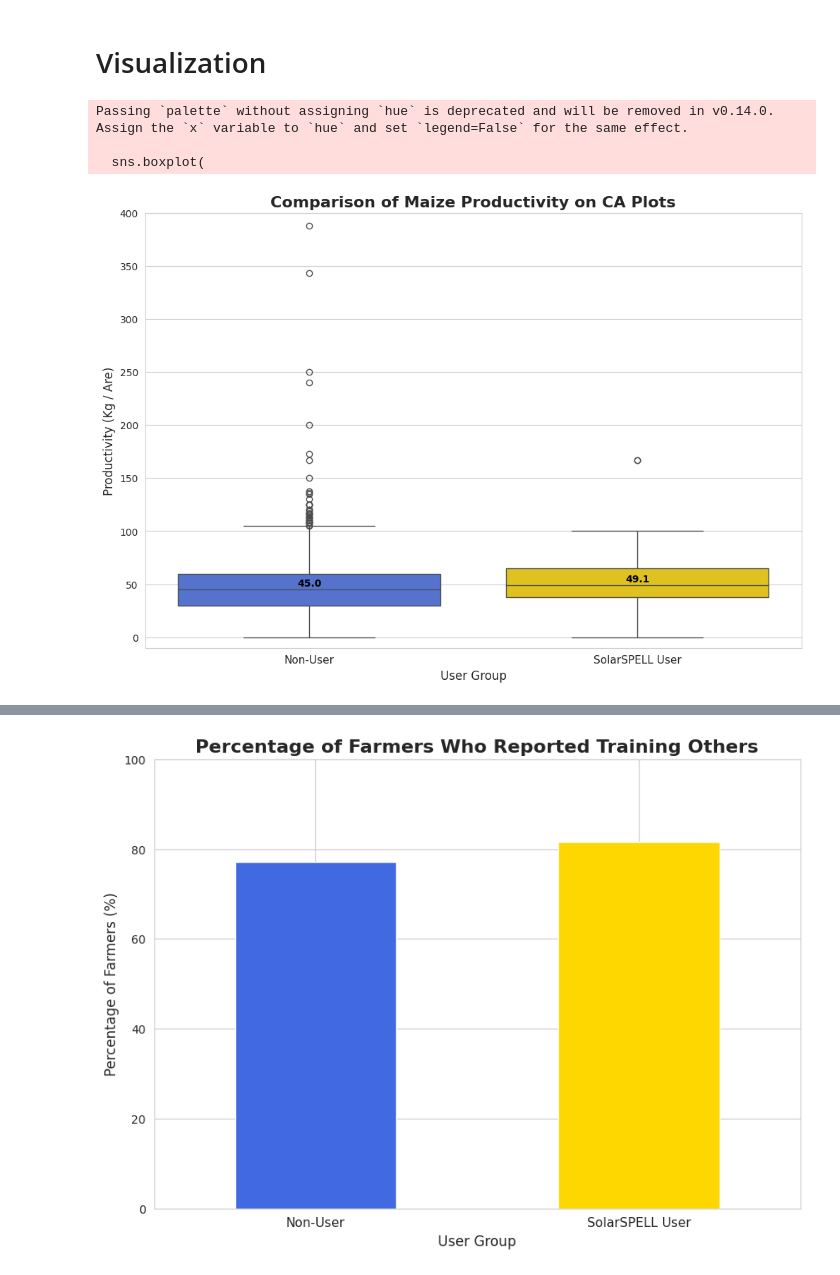
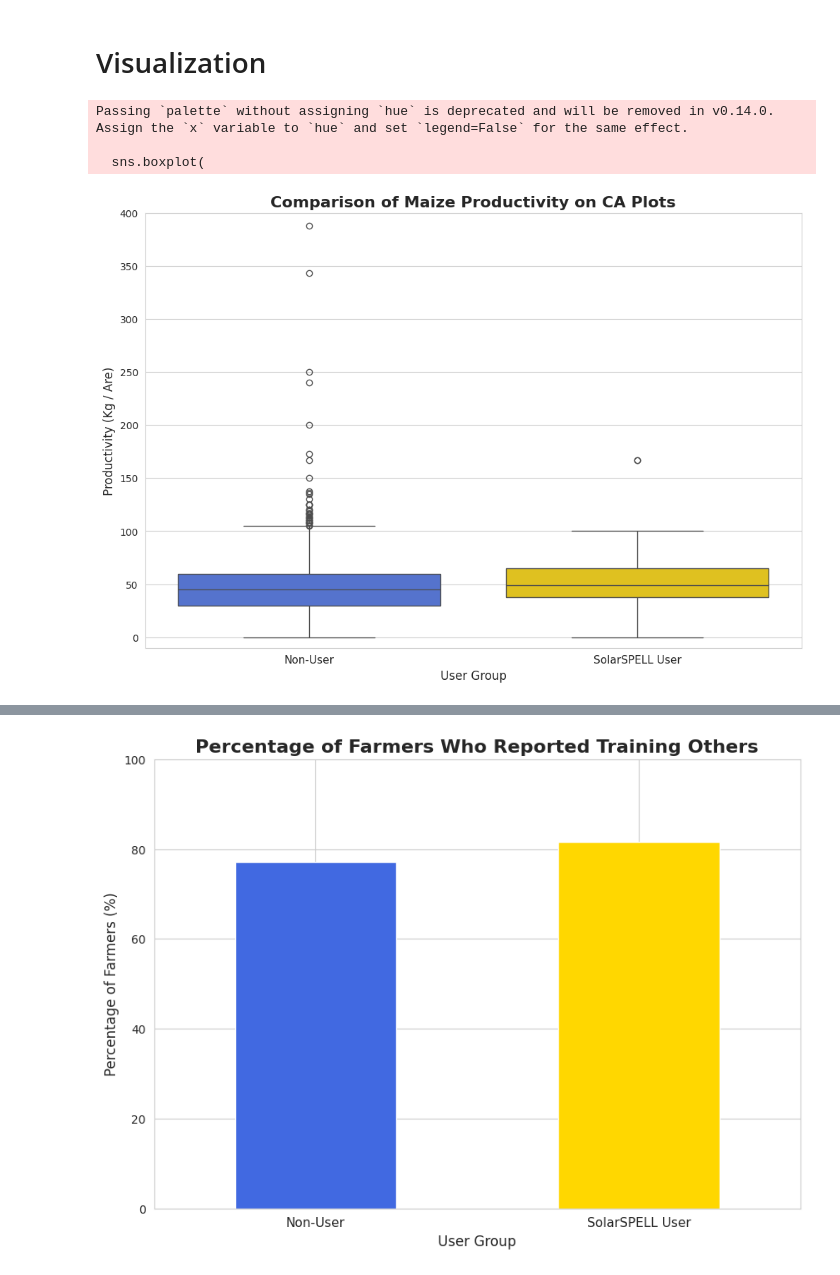
Before and after one commit to ManuelBagasina/solarspell, a Jupyter notebook: RwandaB2RClean.ipynb, the cells around one changed output, grey strips where cells are left out. Cells and saved outputs as stored; diff of their text form; code cells hidden in the pictures.

```diff
--- a/RwandaB2RClean.ipynb
+++ b/RwandaB2RClean.ipynb
@@ -242,20 +242,3 @@ print(df[['User_Group', 'Productivity_CA_Maize', 'Productivity_SP_Maize']].head(
 2   Non-User                    NaN                    NaN
 3   Non-User                   40.0                    NaN
 4   Non-User                   40.0                    NaN
-# %%
-# --- Calculate Combined Maize Productivity ---
-
-# Step 1: Sum the yields and areas.
-df['Total_Maize_Yield'] = df['Yield_CA_Maize'] + df['Yield_SP_Maize']
-df['Total_Maize_Area'] = df['Area_CA_Maize'] + df['Area_SP_Maize']
-
-# Step 2: Calculate the combined productivity. This is the new metric.
-df['Total_Maize_Productivity'] = df['Total_Maize_Yield'] / df['Total_Maize_Area']
-
-# Step 3: catch any new division-by-zero errors.
-df.replace([np.inf, -np.inf], np.nan, inplace=True)
-
-# Step 4: Display the first few rows of our new combined productivity column to check it
-print("\n--- Sample Combined Productivity Calculations ---")
-# We'll display the new column alongside the individual ones for context
-print(df[['User_Group', 'Total_Maize_Productivity', 'Productivity_CA_Maize', 'Productivity_SP_Maize']].head())
@@ -404,55 +371,36 @@ color_palette = {
     'SolarSPELL User': 'gold'   # A nice shade of yellow
 }
 # %%
-# --- Visualize CA Maize Productivity ---
-
 # Create a figure with a custom size
 plt.figure(figsize=(12, 8))
 
-# Create the boxplot
+# Create the boxplot using the 'palette' argument
 sns.boxplot(
     data=df,
     x='User_Group',
     y='Productivity_CA_Maize',
     order=['Non-User', 'SolarSPELL User'],
     palette=color_palette
 )
 
-# Set the y-axis limit to zoom in
+# --- KEY CHANGE IS HERE ---
+# Set the y-axis limit to zoom in on the main distribution
+# We choose 200 as it includes the first set of outliers but cuts off the extreme ones.
 plt.ylim(-10, 400)
 
-# Calculate the medians for this specific productivity column
-medians = df.groupby('User_Group')['Productivity_CA_Maize'].median()
-
-# Get the positions of the boxes on the x-axis
-x_positions = range(len(medians))
-
-# Loop through each box to place the text label
-for i, user_group in enumerate(medians.index):
-    median_value = medians[user_group]
-
-    # Place the text slightly above the median line
-    plt.text(x=x_positions[i],
-             y=median_value + 3, # The '+ 3' adds a small vertical offset
-             s=f'{median_value:.1f}',
-             ha='center', # Horizontal alignment
-             size=10,
-             color='black',
-             fontweight='bold')
-
-# Add a clear title and labels
+# Add a clear title and labels, noting that the view is zoomed
 plt.title('Comparison of Maize Productivity on CA Plots', fontsize=16, fontweight='bold')
 plt.xlabel('User Group', fontsize=12)
 plt.ylabel('Productivity (Kg / Are)', fontsize=12)
 plt.xticks(fontsize=11)
 
 # Display the plot
 plt.show()
 # %% [output]
 Passing `palette` without assigning `hue` is deprecated and will be removed in v0.14.0. Assign the `x` variable to `hue` and set `legend=False` for the same effect.
 
   sns.boxplot(
-[figure, old version]
+[figure, new version]
 # %%
 # --- Visualize SP Maize Productivity ---
 
```
Also changed, not shown: parts of 11 cells of this notebook.
